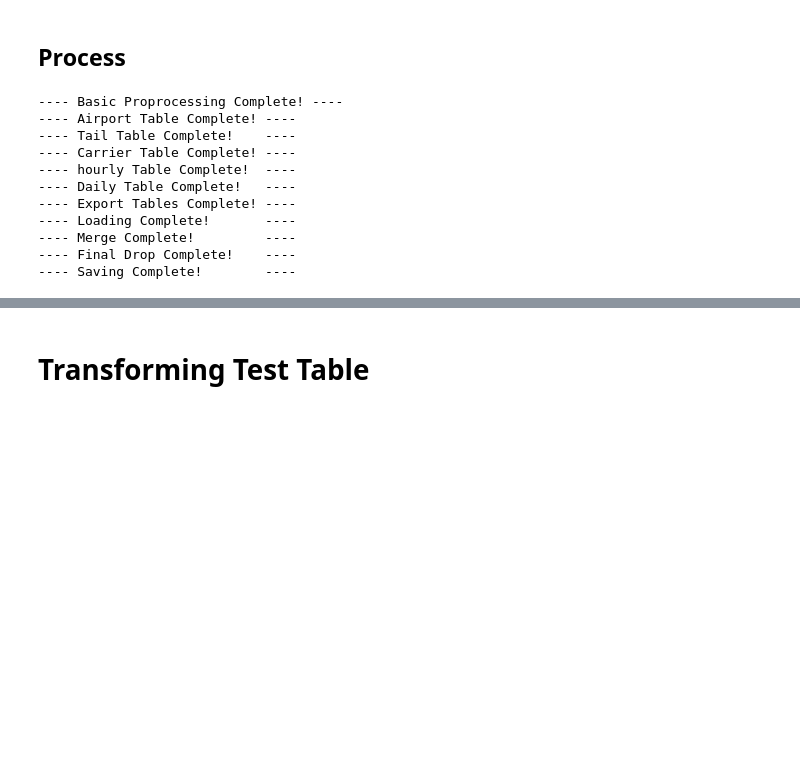
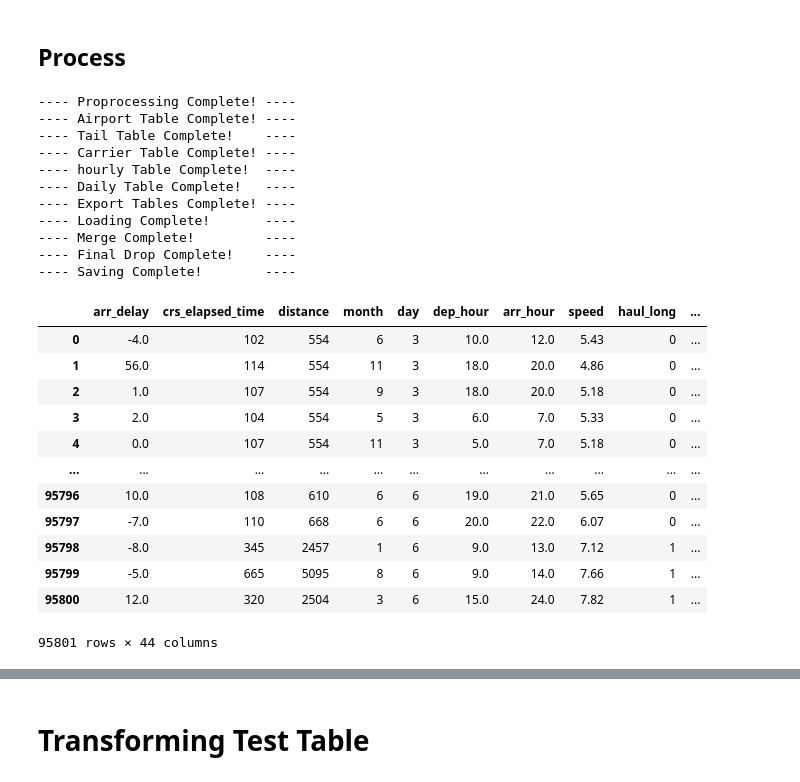
Before and after one commit to The-Powder-of-Data/Flight_Predictions, a Jupyter notebook: src/modules/play_my_sins.ipynb, the cells around one changed output, grey strips where cells are left out. Drawn from its saved outputs; the diff is of its cells as text; code cells hidden in the pictures; blank space fills up the shorter version.

```diff
--- a/src/modules/play_my_sins.ipynb
+++ b/src/modules/play_my_sins.ipynb
@@ -419,12 +527,14 @@ df = (
             .pipe(create_is_late)
             .pipe(create_speed)
             .pipe(create_route_index)
+            .pipe(create_hot_haul)
+            .pipe(create_reduced_flight_delay_column)
             )
-print('---- Basic Proprocessing Complete! ----')
+print('---- Proprocessing Complete! ----')
 
 #### TABLE CREATION ####
 # create airport table
-airports = create_table_airports()
+airports = create_table_airports(df)
 airports = create_dep_delay(df, airports)
 airports = create_arr_delay(df, airports)
 airports = create_flight_counts(df, airports)
@@ -436,14 +546,20 @@ print('---- Airport Table Complete! ----')
 # create tail numbers table
 tail = create_tail_table(df)
 print('---- Tail Table Complete!    ----')
+
 # create carrier table
-carrier = create_carrier_table(df)
+#carrier = create_carrier_table(df)
+crarrier = create_carrier_table_v2(df)
 print('---- Carrier Table Complete! ----')
+
 # create hourly table
-hourly = create_hourly_table(df)
+#hourly = create_hourly_table(df)
+hourly = create_table_hourly(df) #this is version 2
 print('---- hourly Table Complete!  ----')
+
 # create daily table
-daily = create_day_table(df)
+#daily = create_day_table(df)
+daily = create_day_table_v2(df)
 print('---- Daily Table Complete!   ----')
 # create routes table
 routes = create_route_table(df)
@@ -459,10 +575,12 @@ print('---- Loading Complete!       ----')
 #### MERGING TO DF #####
 df_merged = df.copy()
 df_merged = get_features_airport(df_merged, airports)
-df_merged = get_features_hourly(df_merged, hourly)
+#df_merged = get_features_hourly(df_merged, hourly)
+df_merged = get_features_hourly_v2(df_merged, hourly)
 df_merged = get_features_tail(df_merged, tail)
+#df_merged = get_features_carrier(df_merged, carrier)
 df_merged = get_features_carrier(df_merged, carrier)
-df_merged = get_features_day(df_merged, daily)
+df_merged = get_features_day_v2(df_merged, daily)
 df_merged = get_features_routes(df_merged, routes)
 print('---- Merge Complete!         ----')
 
@@ -474,7 +592,7 @@ print('---- Final Drop Complete!    ----')
 save_final_features(df_dropped)
 print('---- Saving Complete!        ----')
 # %% [output]
----- Basic Proprocessing Complete! ----
+---- Proprocessing Complete! ----
 ---- Airport Table Complete! ----
 ---- Tail Table Complete!    ----
 ---- Carrier Table Complete! ----
@@ -485,3 +603,19 @@ print('---- Saving Complete!        ----')
 ---- Merge Complete!         ----
 ---- Final Drop Complete!    ----
 ---- Saving Complete!        ----
+# %%
+df_dropped
+# %% [output]
+|  | arr_delay | crs_elapsed_time | distance | month | day | dep_hour | arr_hour | speed | haul_long | ... |
+| 0 | -4.0 | 102 | 554 | 6 | 3 | 10.0 | 12.0 | 5.43 | 0 | ... |
+| 1 | 56.0 | 114 | 554 | 11 | 3 | 18.0 | 20.0 | 4.86 | 0 | ... |
+| 2 | 1.0 | 107 | 554 | 9 | 3 | 18.0 | 20.0 | 5.18 | 0 | ... |
+| 3 | 2.0 | 104 | 554 | 5 | 3 | 6.0 | 7.0 | 5.33 | 0 | ... |
+| 4 | 0.0 | 107 | 554 | 11 | 3 | 5.0 | 7.0 | 5.18 | 0 | ... |
+| ... | ... | ... | ... | ... | ... | ... | ... | ... | ... | ... |
+| 95796 | 10.0 | 108 | 610 | 6 | 6 | 19.0 | 21.0 | 5.65 | 0 | ... |
+| 95797 | -7.0 | 110 | 668 | 6 | 6 | 20.0 | 22.0 | 6.07 | 0 | ... |
+| 95798 | -8.0 | 345 | 2457 | 1 | 6 | 9.0 | 13.0 | 7.12 | 1 | ... |
+| 95799 | -5.0 | 665 | 5095 | 8 | 6 | 9.0 | 14.0 | 7.66 | 1 | ... |
+| 95800 | 12.0 | 320 | 2504 | 3 | 6 | 15.0 | 24.0 | 7.82 | 1 | ... |
+95801 rows × 44 columns
```
Also changed, not shown: parts of 11 cells of this notebook, 1 other file.
